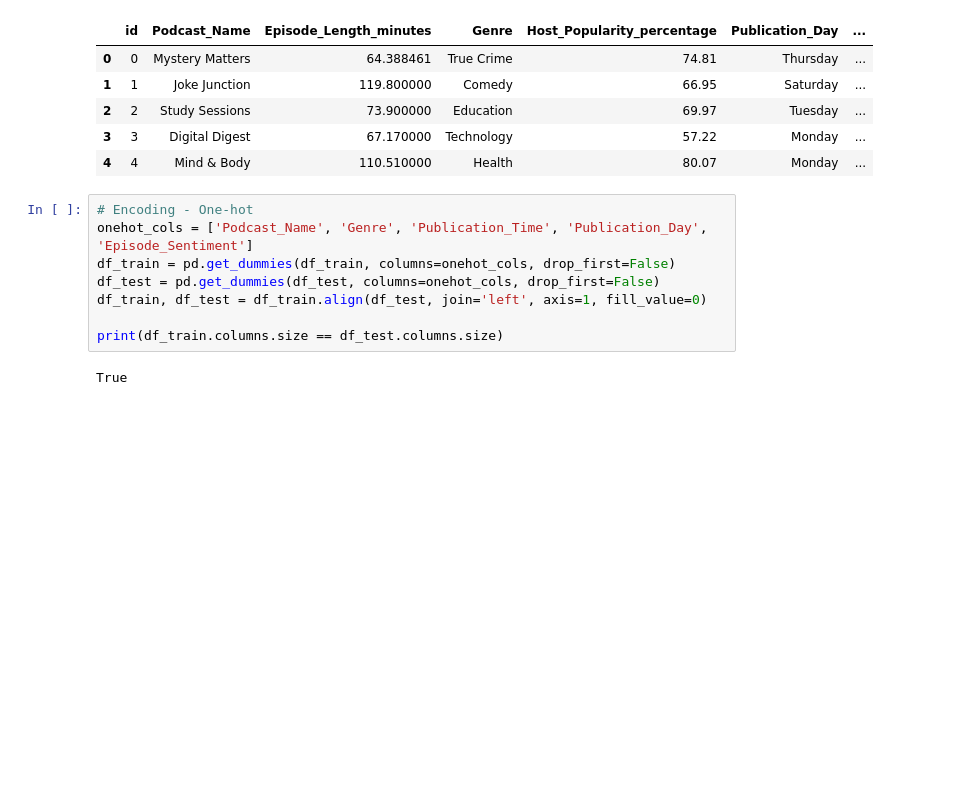
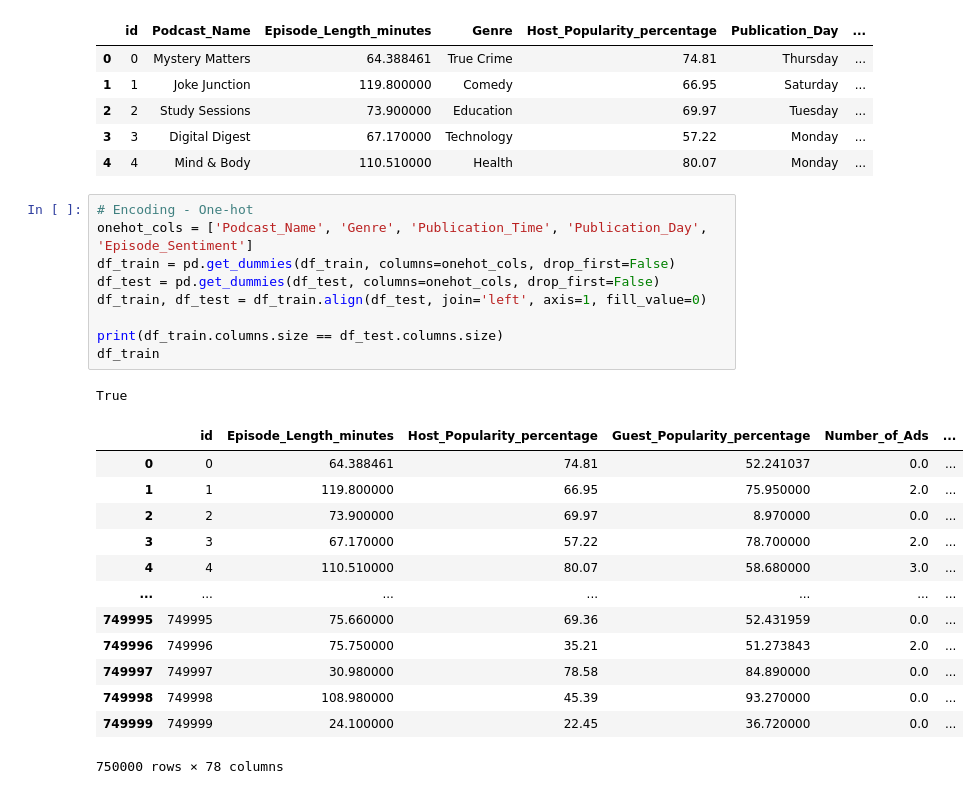
Before and after one commit to AndaCondaa/AI_Competition, a Jupyter notebook: Kaggle_Podcast/Podcast.ipynb, the cells around one changed output. Cells and saved outputs as stored; diff of their text form; blank space fills up the shorter version.

```diff
--- a/Kaggle_Podcast/Podcast.ipynb
+++ b/Kaggle_Podcast/Podcast.ipynb
@@ -126,11 +128,25 @@ dtype: int64
 # %%
 # Encoding - One-hot
 onehot_cols = ['Podcast_Name', 'Genre', 'Publication_Time', 'Publication_Day', 'Episode_Sentiment']
 df_train = pd.get_dummies(df_train, columns=onehot_cols, drop_first=False)
 df_test = pd.get_dummies(df_test, columns=onehot_cols, drop_first=False)
 df_train, df_test = df_train.align(df_test, join='left', axis=1, fill_value=0)
 
 print(df_train.columns.size == df_test.columns.size)
+df_train
 # %% [output]
 True
+|  | id | Episode_Length_minutes | Host_Popularity_percentage | Guest_Popularity_percentage | Number_of_Ads | ... |
+| 0 | 0 | 64.388461 | 74.81 | 52.241037 | 0.0 | ... |
+| 1 | 1 | 119.800000 | 66.95 | 75.950000 | 2.0 | ... |
+| 2 | 2 | 73.900000 | 69.97 | 8.970000 | 0.0 | ... |
+| 3 | 3 | 67.170000 | 57.22 | 78.700000 | 2.0 | ... |
+| 4 | 4 | 110.510000 | 80.07 | 58.680000 | 3.0 | ... |
+| ... | ... | ... | ... | ... | ... | ... |
+| 749995 | 749995 | 75.660000 | 69.36 | 52.431959 | 0.0 | ... |
+| 749996 | 749996 | 75.750000 | 35.21 | 51.273843 | 2.0 | ... |
+| 749997 | 749997 | 30.980000 | 78.58 | 84.890000 | 0.0 | ... |
+| 749998 | 749998 | 108.980000 | 45.39 | 93.270000 | 0.0 | ... |
+| 749999 | 749999 | 24.100000 | 22.45 | 36.720000 | 0.0 | ... |
+750000 rows × 78 columns
 # %%
```
Also changed, not shown: parts of 9 cells of this notebook, 1 other file.
